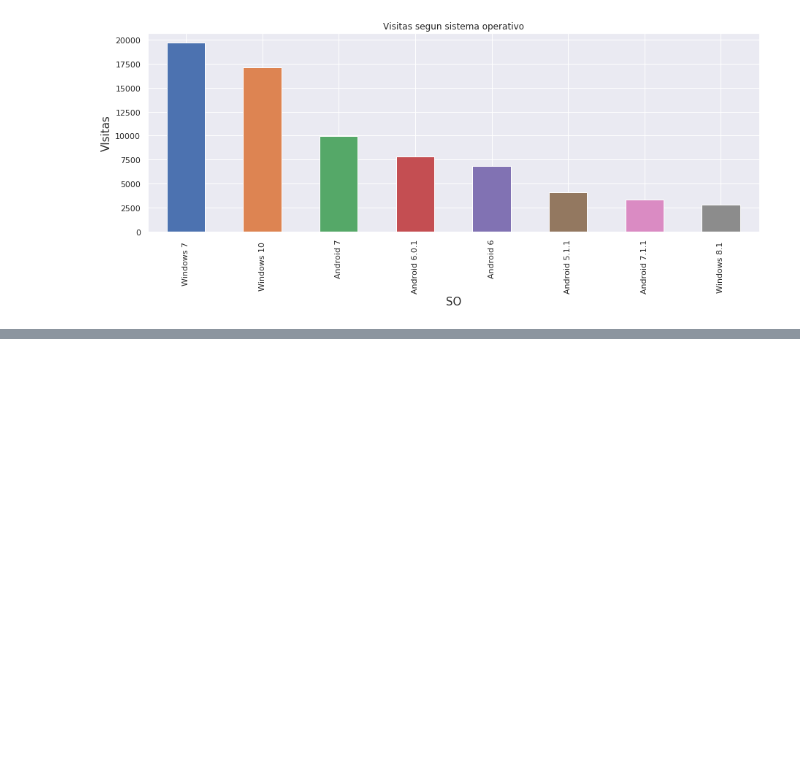
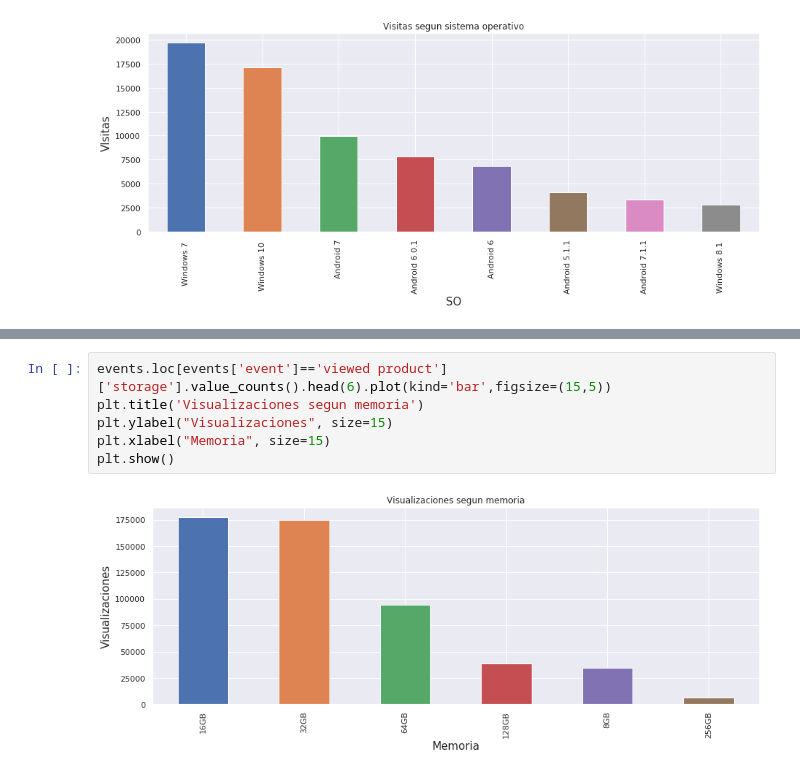
Before and after one commit to btusca/7506, a Jupyter notebook: TP2018/TP1.ipynb, the cells around one changed output, grey strips where cells are left out. Drawn from its saved outputs; the diff is of its cells as text; blank space fills up the shorter version.

```diff
--- a/TP2018/TP1.ipynb
+++ b/TP2018/TP1.ipynb
@@ -211,0 +225,8 @@ plt.show()
+# %%
+events.loc[events['event']=='viewed product']['storage'].value_counts().head(6).plot(kind='bar',figsize=(15,5))
+plt.title('Visualizaciones segun memoria')
+plt.ylabel("Visualizaciones", size=15)
+plt.xlabel("Memoria", size=15)
+plt.show()
+# %% [output]
+[figure, added]
```
Also changed, not shown: parts of 31 cells of this notebook.
